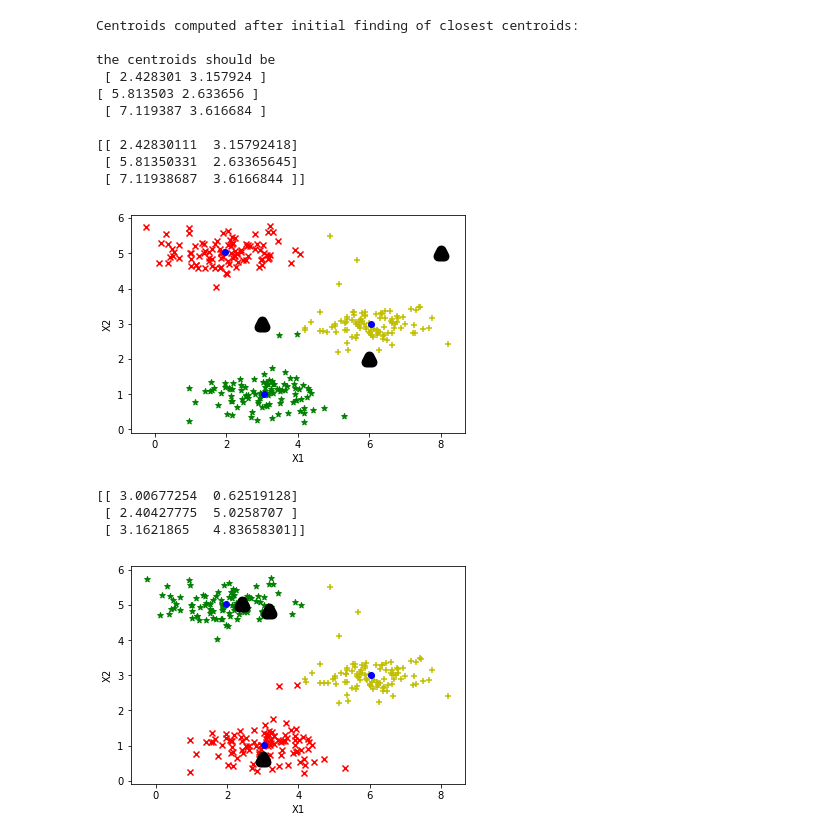
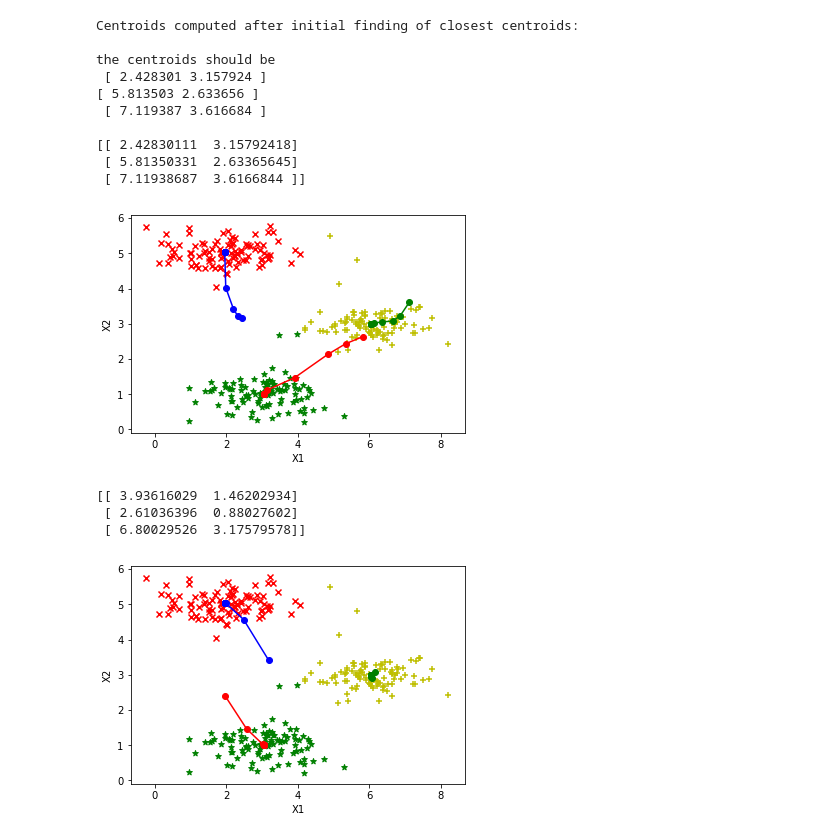
Before and after one commit to TingNie/Coursera-ML-using-matlab-python, a Jupyter notebook: kmeans.ipynb, the cells around one changed output. Cells and saved outputs as stored; diff of their text form; code cells hidden in the pictures.

Commit message:
change the plot function

```diff
--- a/kmeans.ipynb
+++ b/kmeans.ipynb
@@ -99,50 +99,64 @@ class Kmeans(object):
     def runKmeans(self,data,init_centroids,iers=10,k=3):
         idx = None
         centroids = None
+        #记录一下每个质心的变化
+        cent0 = np.zeros((iers,initial_centroids.shape[1]))
+        cent1 = np.zeros((iers,initial_centroids.shape[1]))
+        cent2 = np.zeros((iers,initial_centroids.shape[1]))
         for i in range(iers):
             idx = findClosestCentroids(data,init_centroids)
             centroids = change_centroids(data,idx,k)
             init_centroids = centroids
-        return idx,centroids
+            cent0[i,:] = centroids[0,:]
+            cent1[i,:] = centroids[1,:]
+            cent2[i,:] = centroids[2,:]
+        return idx,centroids,cent0,cent1,cent2
 # %%
 #用初始化的centroids测试一下结果，大黑点是初始化的centroids
 kmeans = Kmeans()
 #we use the initial centroids[3,3],[6,2],[8,5]
-idx,centroids = kmeans.runKmeans(X,initial_centroids)
+idx,centroids,cent0,cent1,cent2 = kmeans.runKmeans(X,initial_centroids)
 idx0 = np.where(idx.ravel()==0)
 idx1 = np.where(idx.ravel()==1)
 idx2 = np.where(idx.ravel()==2)
 plt.scatter(X[idx0,0],X[idx0,1],marker='x',color = 'r')
 plt.scatter(X[idx1,0],X[idx1,1],marker='*',color = 'g')
 plt.scatter(X[idx2,0],X[idx2,1],marker='+',color = 'y')
-plt.scatter(centroids[:,0],centroids[:,1],marker='o',color = 'b')
-plt.scatter(initial_centroids[:,0],initial_centroids[:,1],\
-            marker='^',color = 'black',linewidths=10)
+#plt.scatter(centroids[:,0],centroids[:,1],marker='o',color = 'cyan')
+#plt.scatter(initial_centroids[:,0],initial_centroids[:,1],\
+#            marker='^',color = 'black',linewidths=10)
+plt.plot(cent0[:,0],cent0[:,1],"b-o")
+plt.plot(cent1[:,0],cent1[:,1],"r-o")
+plt.plot(cent2[:,0],cent2[:,1],"g-o")
 plt.xlabel('X1')
 plt.ylabel('X2')
 plt.show()
 # %% [output]
-[figure, old version]
+[figure, new version]
 # %%
 #we use rand centroids
-#然后我们用随机的初始化的centroids测试一下
+#然后我们用随机的初始化的centroids测试一下,发现每次运行都不一样
 rand_centroids = randCentroids(X,k=3)
 print rand_centroids
-idx,centroids = kmeans.runKmeans(X,rand_centroids)
+idx,centroids,cent0,cent1,cent2 = kmeans.runKmeans(X,rand_centroids)
 idx0 = np.where(idx.ravel()==0)
 idx1 = np.where(idx.ravel()==1)
 idx2 = np.where(idx.ravel()==2)
 plt.scatter(X[idx0,0],X[idx0,1],marker='x',color = 'r')
 plt.scatter(X[idx1,0],X[idx1,1],marker='*',color = 'g')
 plt.scatter(X[idx2,0],X[idx2,1],marker='+',color = 'y')
-plt.scatter(centroids[:,0],centroids[:,1],marker='o',color = 'b')
-plt.scatter(rand_centroids[:,0],rand_centroids[:,1],\
-            marker='^',color = 'black',linewidths=10)
+#plt.scatter(centroids[:,0],centroids[:,1],marker='o',color = 'b')
+#plt.scatter(rand_centroids[:,0],rand_centroids[:,1],\
+#            marker='^',color = 'black',linewidths=10)
+
+plt.plot(cent0[:,0],cent0[:,1],"b-o")
+plt.plot(cent1[:,0],cent1[:,1],"r-o")
+plt.plot(cent2[:,0],cent2[:,1],"g-o")
 plt.xlabel('X1')
 plt.ylabel('X2')
 plt.show()
 # %% [output]
-[[ 3.00677254  0.62519128]
- [ 2.40427775  5.0258707 ]
- [ 3.1621865   4.83658301]]
+[[ 3.93616029  1.46202934]
+ [ 2.61036396  0.88027602]
+ [ 6.80029526  3.17579578]]
-[figure, old version]
+[figure, new version]
```
